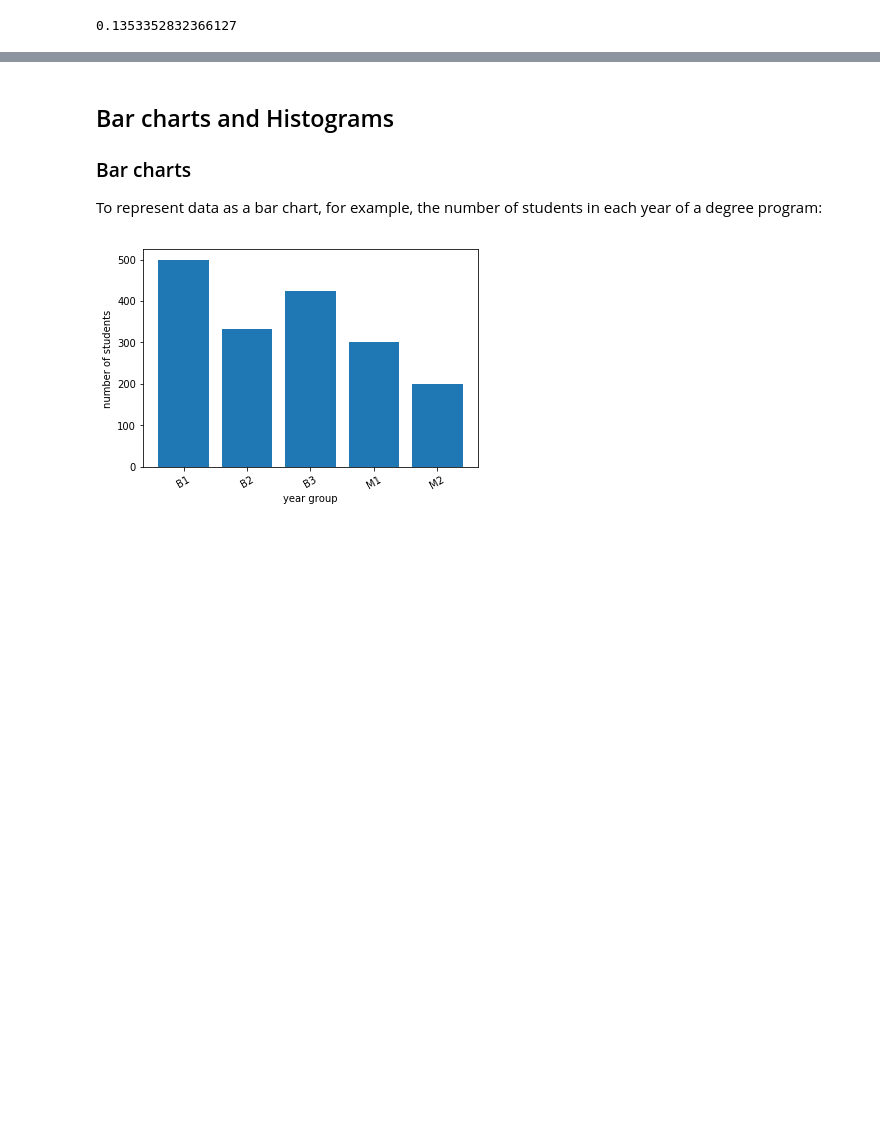
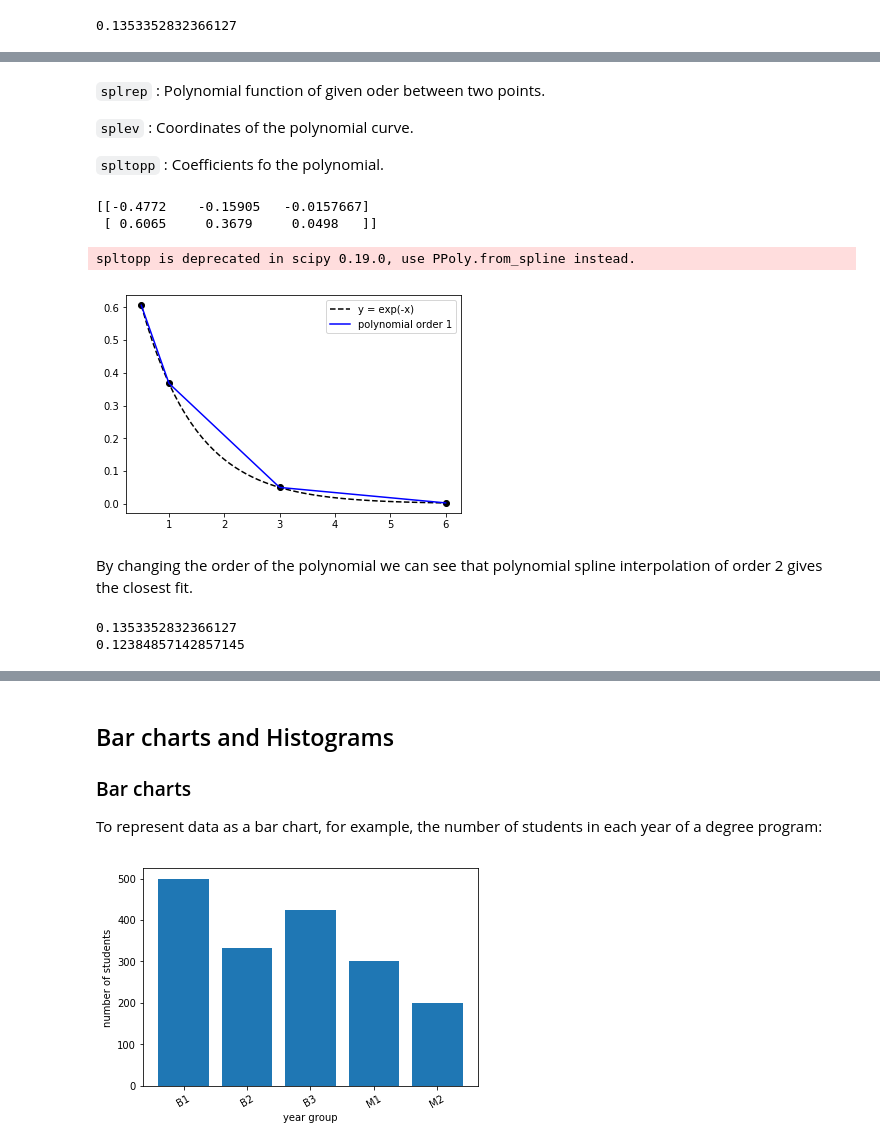
Before and after one commit to vongvanicht/Intro_to_Python, a Jupyter notebook: 05_Plotting_and_Analysing.ipynb, the cells around one changed output, grey strips where cells are left out. Saved outputs shown, nothing was run; the diff lists cells and outputs as text; code cells hidden in the pictures; blank space fills up the shorter version.

```diff
--- a/05_Plotting_and_Analysing.ipynb
+++ b/05_Plotting_and_Analysing.ipynb
@@ -899,0 +842,56 @@ spltopp is deprecated in scipy 0.19.0, use PPoly.from_spline instead.
+# %% [markdown]
+`splrep` : Polynomial function of given oder between two points.
+
+`splev` : Coordinates of the polynomial curve.
+
+`spltopp` : Coefficients fo the polynomial.
+# %%
+# original data
+x = np.array([0.5,1,3,6])
+y = np.array([0.6065, 0.3679, 0.0498, 0.0025])
+x_int = np.arange(0.5, 6.1, 0.1)
+plt.plot(x, y, 'ko')
+
+
+# function data
+plt.plot(x_int, np.exp(-x_int), 'k--', label='y = exp(-x)')
+
+
+# order polynomial interpolation
+order_poly = 1
+
+
+# polynomial function
+func = splrep(x, y, k=order_poly)
+
+# polynomial curve
+y_int = splev(x_int, func)
+
+plt.plot(x_int, y_int, 'b', label=f'polynomial order {order_poly}')
+plt.legend()
+
+
+# coefficients
+C = spltopp(func[0][1:-1],func[1],func[2]).coeffs
+
+# Print the coefficients of the function
+# Columns : spline section
+# Rows : term (index 0 : highest order term)
+print(C)
+# %% [output]
+[[-0.4772    -0.15905   -0.0157667]
+ [ 0.6065     0.3679     0.0498   ]]
+spltopp is deprecated in scipy 0.19.0, use PPoly.from_spline instead.
+[figure, added]
+# %% [markdown]
+By changing the order of the polynomial we can see that polynomial spline interpolation of order 2 gives the closest fit.
+# %%
+# actual function
+print(np.exp(-2))
+
+#interpolation
+func = splrep(x, y, k=2)
+print(splev(2, func))
+# %% [output]
+0.1353352832366127
+0.12384857142857145
```
Also changed, not shown: parts of 23 cells of this notebook.
